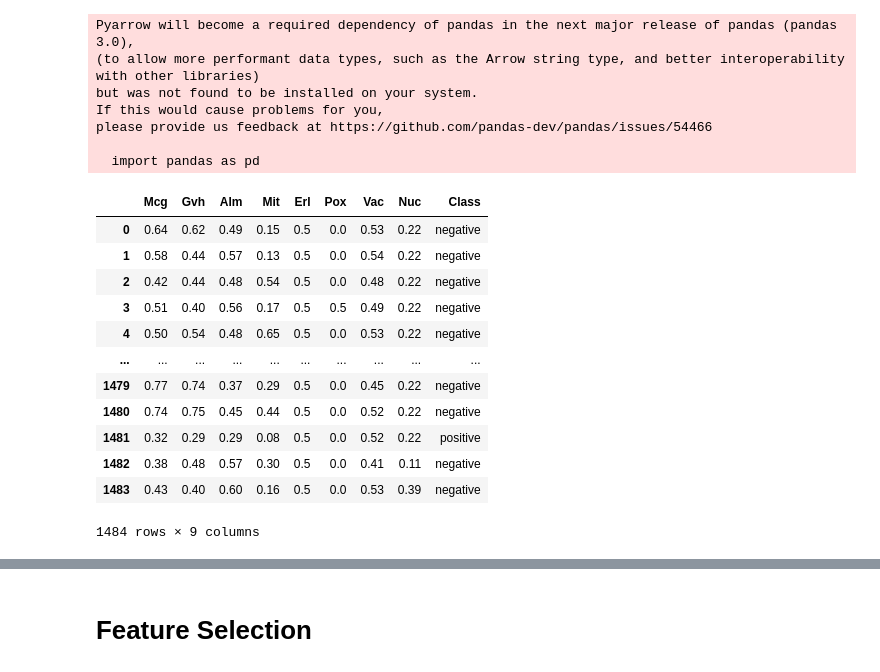
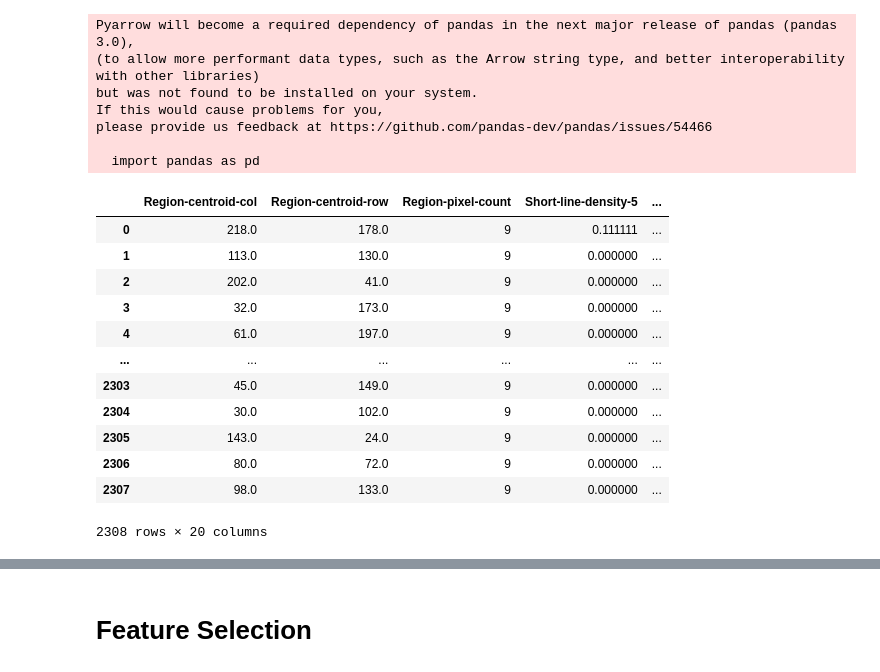
Before and after one commit to istiyaksiddiquee/thesis-work, a Jupyter notebook: appendix/data_separator.ipynb, the cells around one changed output, grey strips where cells are left out. Cells and saved outputs as stored; diff of their text form; code cells hidden in the pictures.

```diff
--- a/appendix/data_separator.ipynb
+++ b/appendix/data_separator.ipynb
@@ -188,22 +188,24 @@ please provide us feedback at https://github.com/pandas-dev/pandas/issues/54466
 # %%
 # segment0.csv
 # shuttle-c0-vs-c4.csv
 # yeast1.csv
 # yeast3.csv
-folder = "./three_yeast"
-df = pd.read_csv('./all_csv/yeast3.csv')
+import pandas as pd
+
+folder = "./segment"
+df = pd.read_csv('./all_csv/segment0.csv')
 df
 # %% [output]
-|  | Mcg | Gvh | Alm | Mit | Erl | Pox | Vac | Nuc | Class |
-| 0 | 0.64 | 0.62 | 0.49 | 0.15 | 0.5 | 0.0 | 0.53 | 0.22 | negative |
-| 1 | 0.58 | 0.44 | 0.57 | 0.13 | 0.5 | 0.0 | 0.54 | 0.22 | negative |
-| 2 | 0.42 | 0.44 | 0.48 | 0.54 | 0.5 | 0.0 | 0.48 | 0.22 | negative |
-| 3 | 0.51 | 0.40 | 0.56 | 0.17 | 0.5 | 0.5 | 0.49 | 0.22 | negative |
-| 4 | 0.50 | 0.54 | 0.48 | 0.65 | 0.5 | 0.0 | 0.53 | 0.22 | negative |
-| ... | ... | ... | ... | ... | ... | ... | ... | ... | ... |
-| 1479 | 0.77 | 0.74 | 0.37 | 0.29 | 0.5 | 0.0 | 0.45 | 0.22 | negative |
-| 1480 | 0.74 | 0.75 | 0.45 | 0.44 | 0.5 | 0.0 | 0.52 | 0.22 | negative |
-| 1481 | 0.32 | 0.29 | 0.29 | 0.08 | 0.5 | 0.0 | 0.52 | 0.22 | positive |
-| 1482 | 0.38 | 0.48 | 0.57 | 0.30 | 0.5 | 0.0 | 0.41 | 0.11 | negative |
-| 1483 | 0.43 | 0.40 | 0.60 | 0.16 | 0.5 | 0.0 | 0.53 | 0.39 | negative |
+|  | Region-centroid-col | Region-centroid-row | Region-pixel-count | Short-line-density-5 | ... |
+| 0 | 218.0 | 178.0 | 9 | 0.111111 | ... |
+| 1 | 113.0 | 130.0 | 9 | 0.000000 | ... |
+| 2 | 202.0 | 41.0 | 9 | 0.000000 | ... |
+| 3 | 32.0 | 173.0 | 9 | 0.000000 | ... |
+| 4 | 61.0 | 197.0 | 9 | 0.000000 | ... |
+| ... | ... | ... | ... | ... | ... |
+| 2303 | 45.0 | 149.0 | 9 | 0.000000 | ... |
+| 2304 | 30.0 | 102.0 | 9 | 0.000000 | ... |
+| 2305 | 143.0 | 24.0 | 9 | 0.000000 | ... |
+| 2306 | 80.0 | 72.0 | 9 | 0.000000 | ... |
+| 2307 | 98.0 | 133.0 | 9 | 0.000000 | ... |
-1484 rows × 9 columns
+2308 rows × 20 columns
```
Also changed, not shown: parts of 17 cells of this notebook, 30 other files.
